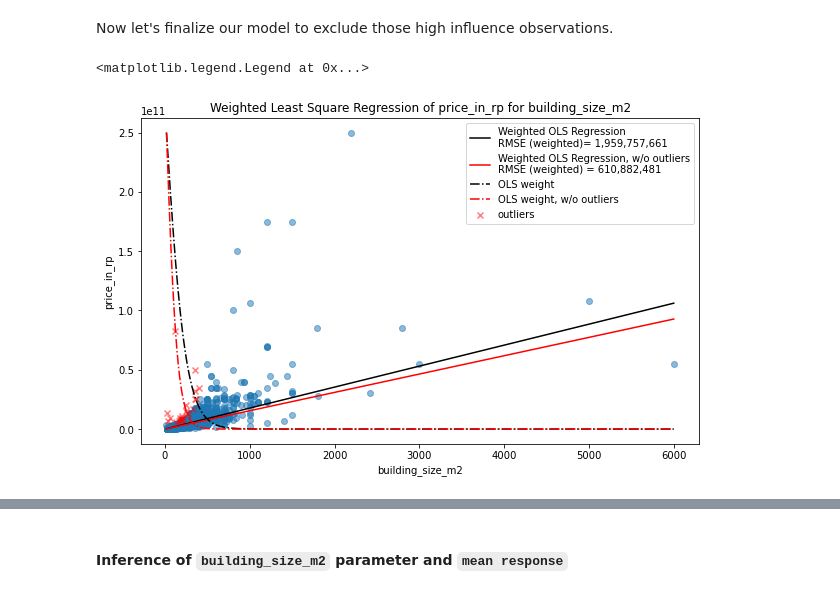
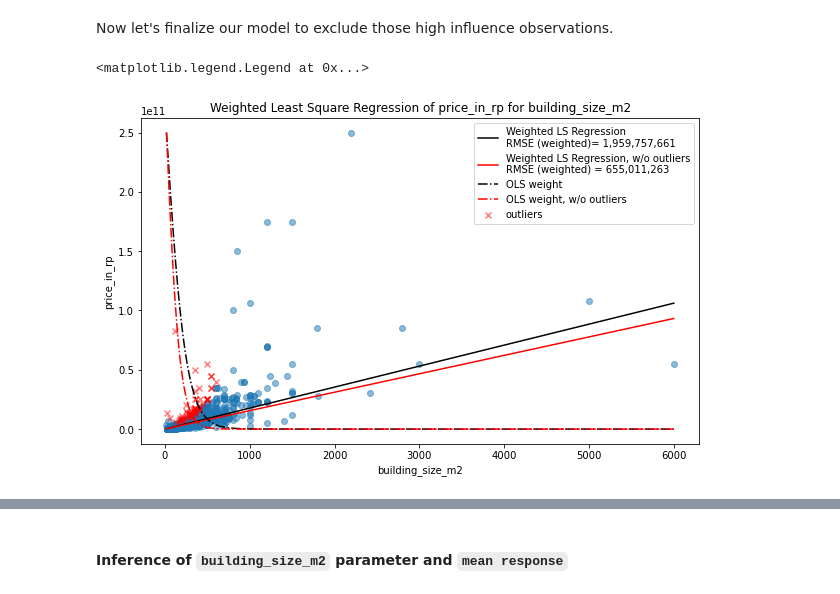
Before and after one commit to nbarizki/jabodetabekhousepricing, a Jupyter notebook: 3 - Linear Modeling of House Price.ipynb, the cells around one changed output, grey strips where cells are left out. Saved outputs shown, nothing was run; the diff lists cells and outputs as text; code cells hidden in the pictures.

```diff
--- a/3 - Linear Modeling of House Price.ipynb
+++ b/3 - Linear Modeling of House Price.ipynb
@@ -462,22 +472,24 @@ We will use `Weighted Least Square` to address non-constant variance in the data
 # %%
+{"tags": ["hide-input"]}
+
 X = X_train['building_size_m2'].values.reshape(-1, 1)
 y = y_train['price_in_rp'].values
 robust_reg = HetRobustRegression(fit_intercept=False)
-# Weighted OLS with full dataset
-lm_3a = robust_reg.fit(X, y, X)
-y_predict_3a = robust_reg.predict(X)
-sample_weight_a = lm_3a.weight_
+# Weighted LS with full dataset
+lm_2a = robust_reg.fit(X, y, X)
+y_predict_2a = robust_reg.predict(X)
+sample_weight_a = lm_2a.weight_
 sample_weight_a_normlzd = \
     (sample_weight_a - np.min(sample_weight_a)) / (np.max(sample_weight_a) - np.min(sample_weight_a))
 scaled_weight_a = sample_weight_a_normlzd * np.max(y)
-mse_3a = mean_squared_error(y, y_predict_3a, sample_weight=sample_weight_a)
+mse_2a = mean_squared_error(y, y_predict_2a, sample_weight=sample_weight_a)
 # plot
 fig, ax = plt.subplots(figsize=(10, 6))
 ax.scatter(x=X, y=y)
 ax.plot(
     np.sort(X.flatten()),
-    y_predict_3a [np.argsort(X.flatten())], color='black',
-    label=f'Weighted OLS Regression\nRMSE (weighted)= {np.sqrt(mse_3a):,.0f}',
+    y_predict_2a [np.argsort(X.flatten())], color='black',
+    label=f'Weighted OLS Regression\nRMSE (weighted)= {np.sqrt(mse_2a):,.0f}',
     )
 ax.plot(
     np.sort(X.flatten()),
@@ -494,12 +578,10 @@ ax.legend()
 # %%
-from scipy.sparse import diags
-
 # Cook Distance
 X = X_train['building_size_m2'].values.reshape(-1, 1)
 y = y_train['price_in_rp'].values
 W = diags(sample_weight_a)
 p = X.shape[1] # no intercept
-resid = sample_weight_a*(y - y_predict_3a)
+resid = np.sqrt(sample_weight_a) * (y - y_predict_2a)
 se2 = np.square(np.linalg.norm(resid)) / (len(y) - p) # se2 = SSE / (n - p), p = 1 since no intercept
 h = np.diag(X @ np.linalg.inv((X.T) @ W @ X) @ (X.T) @ W) # leverage is (weighted) hat matrix diagonal
 student_resid = resid / np.sqrt(se2 * (1 - h))
@@ -523,14 +605,14 @@ ax[0].set_xlabel('leverage')
 ax[0].set_title('Leverage vs Studentized Residual')
 # Observations Plot
 ax[1].scatter(
-    x=X[~high_influence_obs], y=y[~high_influence_obs],
-    s=cooks_dist[~high_influence_obs] * 500, alpha=0.5)
+    x=X[~high_influence_obs], y=y[~high_influence_obs], alpha=0.5)
 ax[1].scatter(
     x=X[high_influence_obs], y=y[high_influence_obs],
-    s=cooks_dist[high_influence_obs] * 500, alpha=0.5, color='r', label='Outliers')
+    alpha=0.5, color='r', label='Outliers')
 for x, y, index in np.c_[X[high_influence_obs], y[high_influence_obs], high_influence_obs_index]:
     ax[1].text(x=x, y=y, s=str(int(index)), color='r')
 ax[1].set_title('High Influence, price_in_rp for building_size_m2')
 ax[1].set_ylabel('price_in_rp')
 ax[1].set_xlabel('building_size_m2')
+ax[1].set_xlim(0, 2000)
 # %% [output]
@@ -580,44 +626,44 @@ Now let's finalize our model to exclude those high influence observations.
 X = X_train['building_size_m2'].values.reshape(-1, 1)
 y = y_train['price_in_rp'].values
 # Weighted OLS without outliers
-lm_3b = robust_reg.fit(X[~high_influence_obs], y[~high_influence_obs], X[~high_influence_obs])
-y_predict_3b = robust_reg.predict(X[~high_influence_obs])
-sample_weight_b = lm_3b.weight_
+lm_2b = robust_reg.fit(X[~high_influence_obs], y[~high_influence_obs], X[~high_influence_obs])
+y_predict_2b = robust_reg.predict(X[~high_influence_obs])
+sample_weight_b = lm_2b.weight_
 sample_weight_b_normlzd = \
     (sample_weight_b - np.min(sample_weight_b)) / (np.max(sample_weight_b) - np.min(sample_weight_b))
 scaled_weight_b = sample_weight_b_normlzd * np.max(y)
-mse_3b = mean_squared_error(y[~high_influence_obs], y_predict_3b, sample_weight=sample_weight_b)
+mse_2b = mean_squared_error(y[~high_influence_obs], y_predict_2b, sample_weight=sample_weight_b)
 # plot
 fig, ax = plt.subplots(figsize=(10, 6))
 ax.scatter(x=X[~high_influence_obs], y=y[~high_influence_obs], alpha=0.5)
 ax.scatter(
     x=X[high_influence_obs], y=y[high_influence_obs],
     marker='x', color='r',alpha=0.5, label='outliers'
     )
 ax.plot(
     np.sort(X.flatten()),
-    y_predict_3a[np.argsort(X.flatten())], color='black',
-    label=f'Weighted OLS Regression\nRMSE (weighted)= {np.sqrt(mse_3a):,.0f}',
+    y_predict_2a[np.argsort(X.flatten())], color='black',
+    label=f'Weighted LS Regression\nRMSE (weighted)= {np.sqrt(mse_2a):,.0f}',
     )
 ax.plot(
     np.sort(X[~high_influence_obs].flatten()),
-    y_predict_3b[np.argsort(X[~high_influence_obs].flatten())], color='red',
-    label=f'Weighted OLS Regression, w/o outliers\nRMSE (weighted) = {np.sqrt(mse_3b):,.0f}',
+    y_predict_2b[np.argsort(X[~high_influence_obs].flatten())], color='red',
+    label=f'Weighted LS Regression, w/o outliers\nRMSE (weighted) = {np.sqrt(mse_2b):,.0f}',
     )
 ax.plot(
     np.sort(X.flatten()),
     scaled_weight_a[np.argsort(X.flatten())], color='black',
     label='OLS weight', ls='-.'
     )
 ax.plot(
     np.sort(X[~high_influence_obs].flatten()),
     scaled_weight_b[np.argsort(X[~high_influence_obs].flatten())], color='red',
     label='OLS weight, w/o outliers', ls='-.'
     )
 ax.set_title('Weighted Least Square Regression of price_in_rp for building_size_m2')
 ax.set_xlabel('building_size_m2')
 ax.set_ylabel('price_in_rp')
 ax.legend()
 # %% [output]
 <matplotlib.legend.Legend at 0x...>
-[figure, old version]
+[figure, new version]
```
Also changed, not shown: parts of 26 cells of this notebook.
